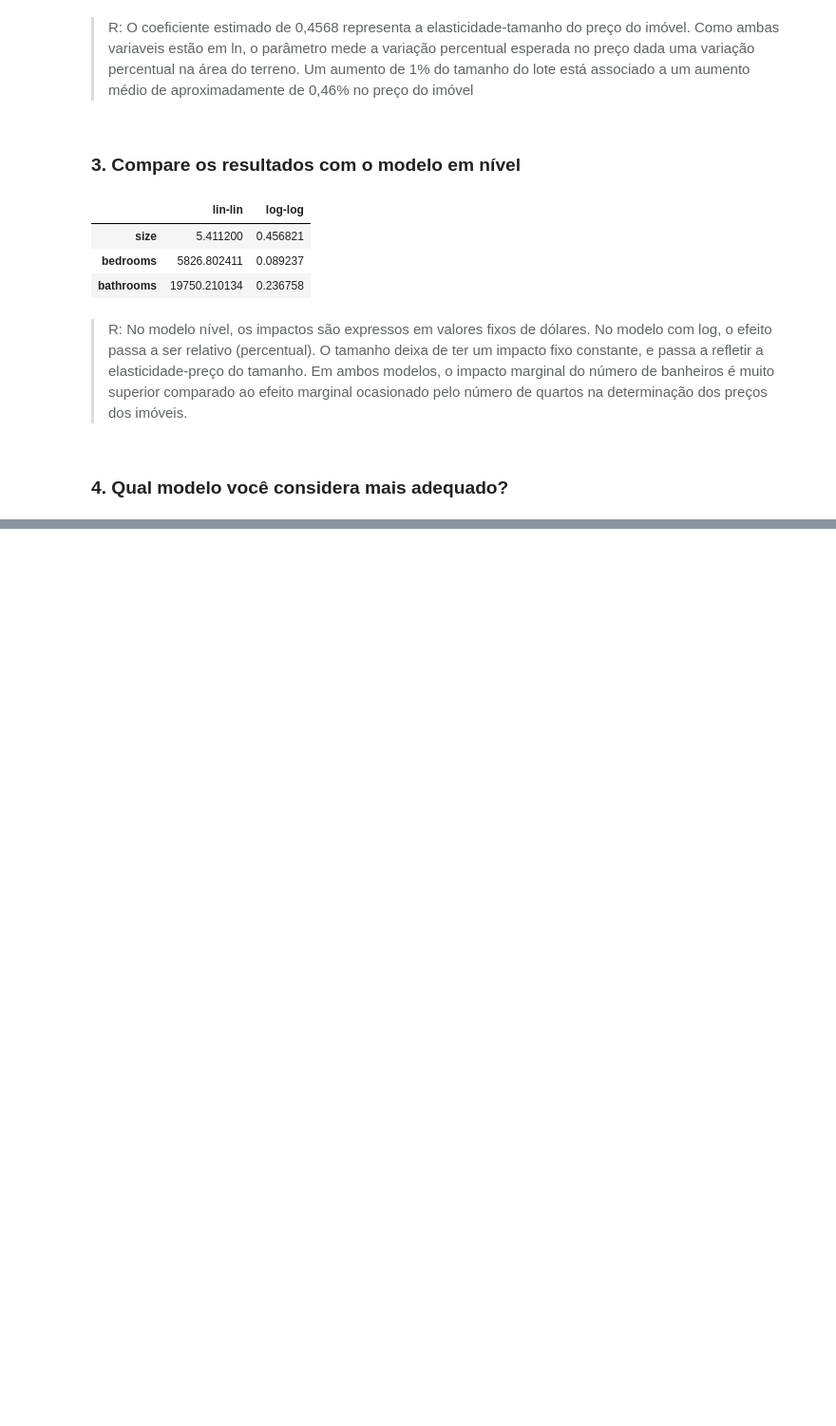
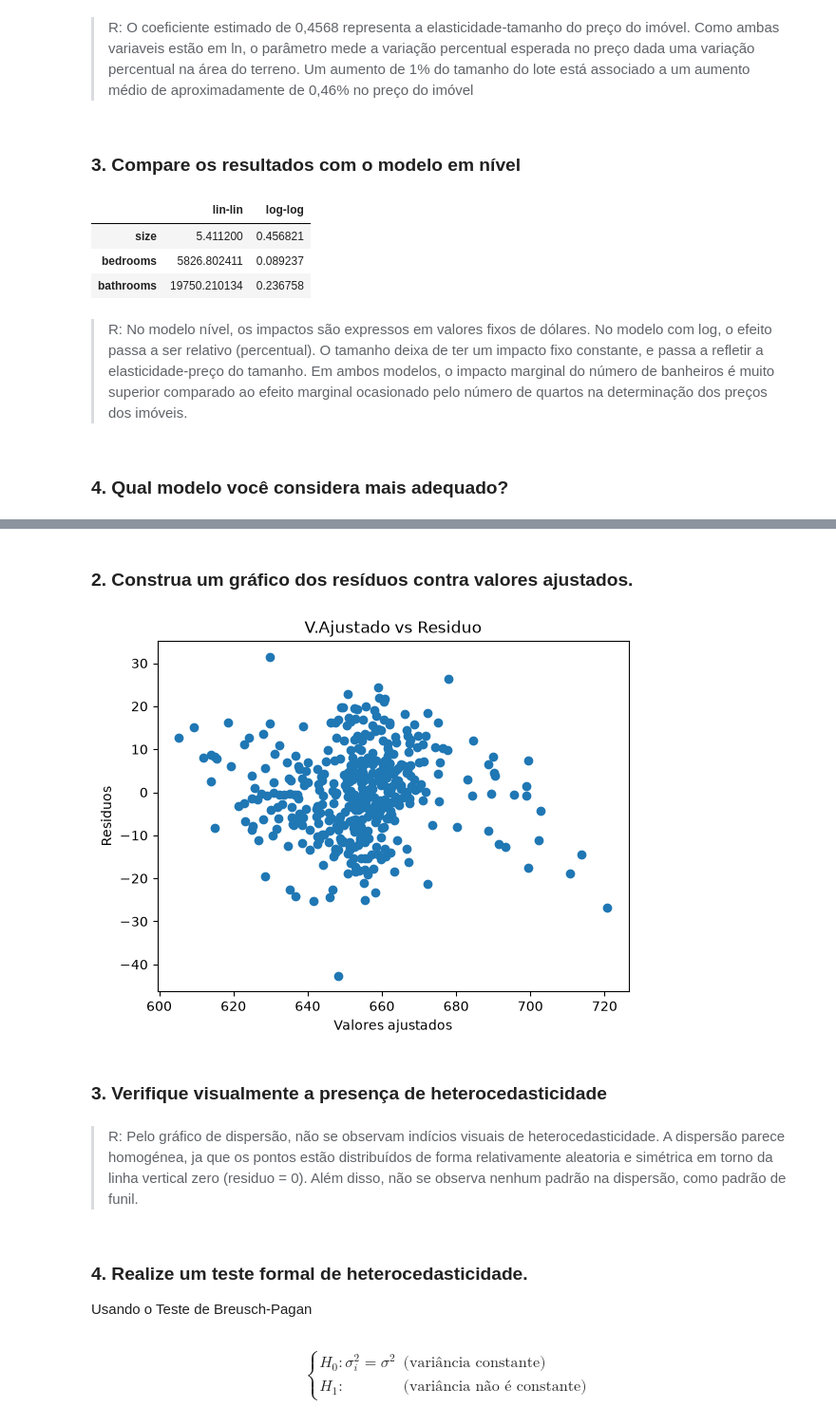
Before and after one commit to lucasfialho21/EconometriaAtividades, a Jupyter notebook: Atividade_2.ipynb, the cells around one changed output, grey strips where cells are left out. Shown at 95% size. Drawn from its saved outputs; the diff is of its cells as text; code cells hidden in the pictures; blank space fills up the shorter version.

```diff
--- a/Atividade_2.ipynb
+++ b/Atividade_2.ipynb
@@ -719,0 +748,3 @@ tab_params_house
+# %%
+residuos = modelo_multiplo.resid
+residuos
@@ -719,0 +764,30 @@ tab_params_house
+# %% [markdown]
+### 2. Construa um gráfico dos resíduos contra valores ajustados.
+# %%
+# Extraindo os valores ajustados
+valores_ajustados = modelo_multiplo.fittedvalues
+# %%
+# Gráfico
+plt.scatter(valores_ajustados, residuos)
+
+plt.ylabel("Residuos")
+plt.xlabel("Valores ajustados")
+plt.title("V.Ajustado vs Residuo")
+
+plt.show()
+# %% [output]
+[figure, added]
+# %% [markdown]
+### 3. Verifique visualmente a presença de heterocedasticidade
+# %% [markdown]
+>R: Pelo gráfico de dispersão, não se observam indícios visuais de heterocedasticidade. A dispersão parece homogénea, ja que os pontos estão distribuídos de forma relativamente aleatoria e simétrica em torno da linha vertical zero (residuo = 0). Além disso, não se observa nenhum padrão na dispersão, como padrão de funil.
+# %% [markdown]
+### 4. Realize um teste formal de heterocedasticidade.
+Usando o Teste de Breusch-Pagan
+# %% [markdown]
+$$
+\begin{cases}
+H_0: \sigma_i^2 = \sigma^2 & \text{(variância constante)} \\
+H_1:  & \text{(variância não é constante)}
+\end{cases}
+$$
```
Also changed, not shown: parts of 30 cells of this notebook.
